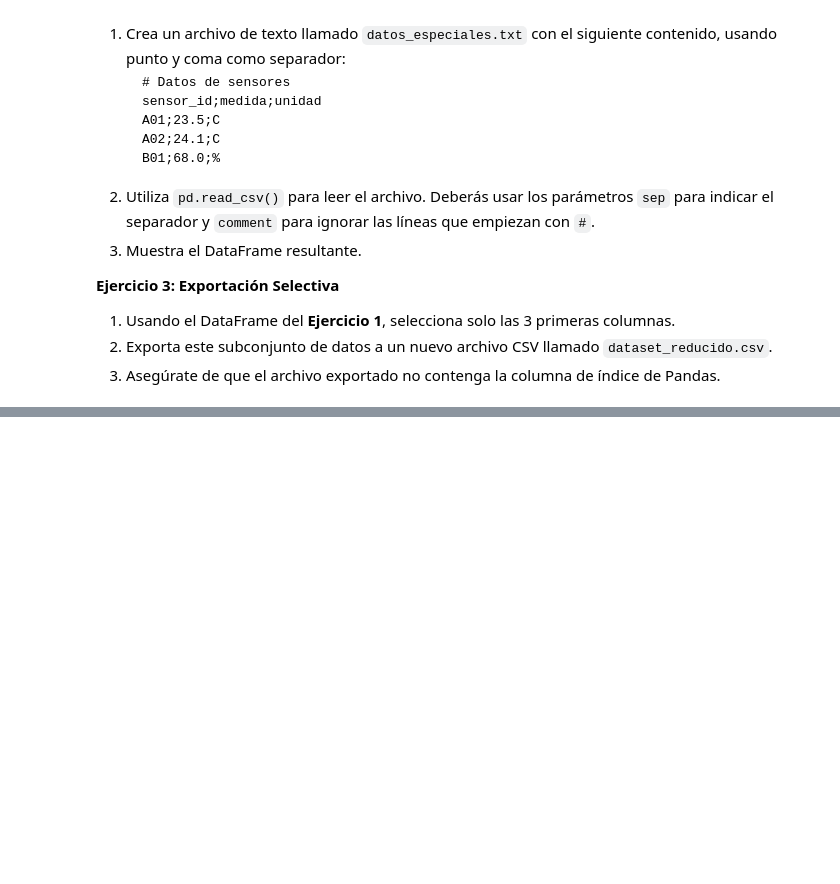
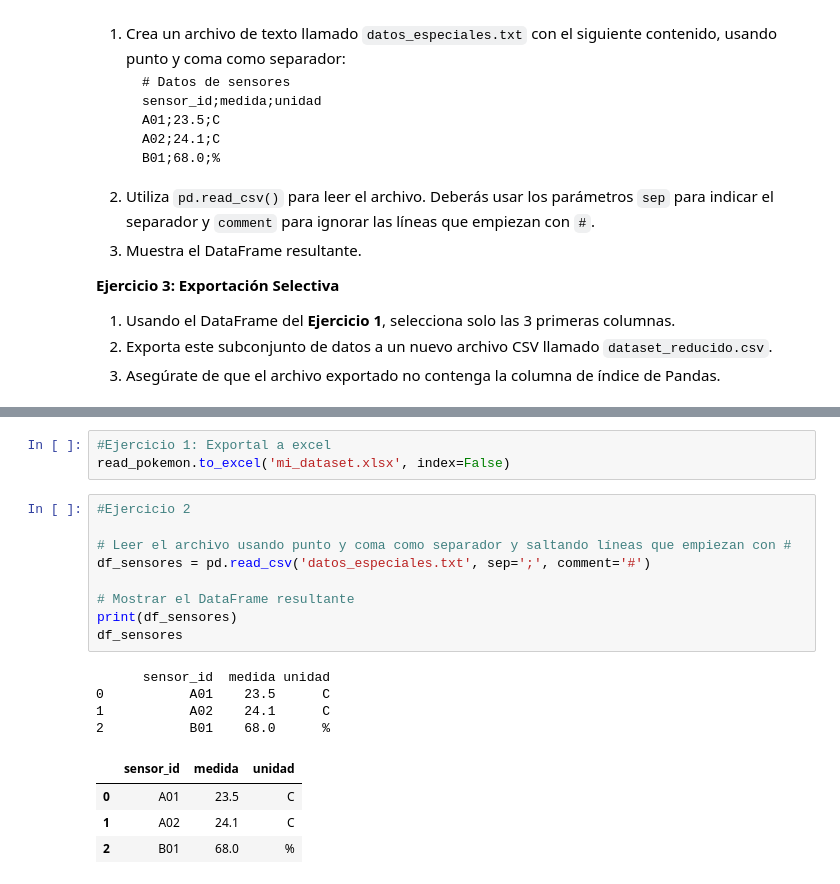
Before and after one commit to BlackSura/Curso-especializacion-Python, a Jupyter notebook: ANALISIS_DATOS_PYTHON/NOTEBOOKS/5101_UT-2_Lectura_Exportacion_Datos_Estructurados.ipynb, the cells around one changed output, grey strips where cells are left out. Cells and saved outputs as stored; diff of their text form; blank space fills up the shorter version.

```diff
--- a/ANALISIS_DATOS_PYTHON/NOTEBOOKS/5101_UT-2_Lectura_Exportacion_Datos_Estructurados.ipynb
+++ b/ANALISIS_DATOS_PYTHON/NOTEBOOKS/5101_UT-2_Lectura_Exportacion_Datos_Estructurados.ipynb
@@ -225,0 +282,21 @@ print("DataFrame exportado a 'ventas_con_ingresos.xlsx' en la hoja 'Resultados'"
+# %%
+#Ejercicio 1: Exportal a excel
+read_pokemon.to_excel('mi_dataset.xlsx', index=False)
+# %%
+#Ejercicio 2
+
+# Leer el archivo usando punto y coma como separador y saltando líneas que empiezan con #
+df_sensores = pd.read_csv('datos_especiales.txt', sep=';', comment='#')
+
+# Mostrar el DataFrame resultante
+print(df_sensores)
+df_sensores
+# %% [output]
+      sensor_id  medida unidad
+0           A01    23.5      C
+1           A02    24.1      C
+2           B01    68.0      %
+|  | sensor_id | medida | unidad |
+| 0 | A01 | 23.5 | C |
+| 1 | A02 | 24.1 | C |
+| 2 | B01 | 68.0 | % |
```
Also changed, not shown: parts of 6 cells of this notebook, 8 other files.
